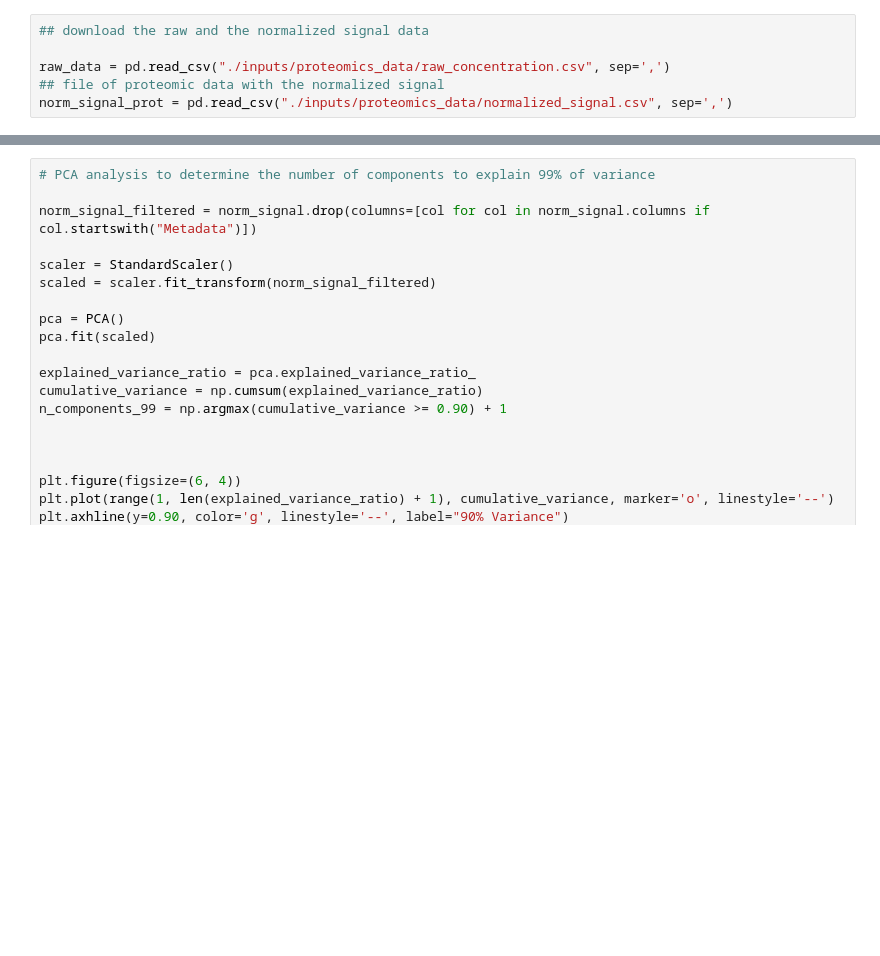
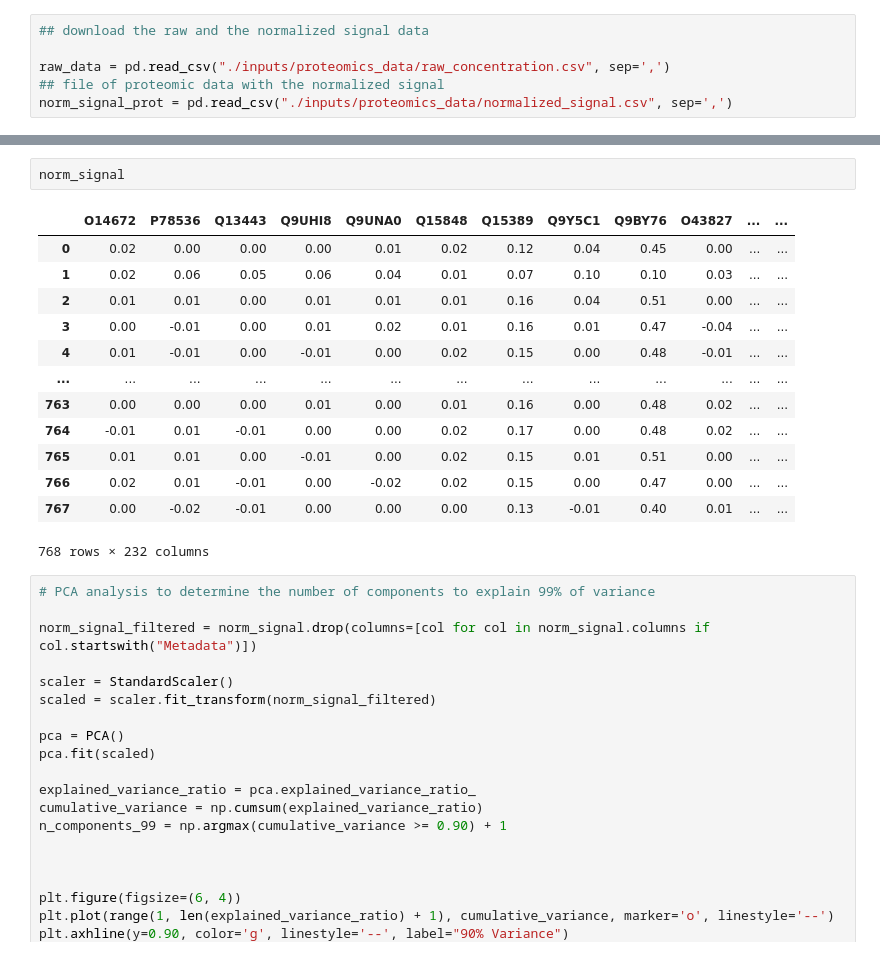
Before and after one commit to broadinstitute/2025_Grigoryan_Proteomics, a Jupyter notebook: 00.exploratory_analysis/first_analysis.ipynb, the cells around one changed output, grey strips where cells are left out. Cells and saved outputs as stored; diff of their text form; blank space fills up the shorter version.

```diff
--- a/00.exploratory_analysis/first_analysis.ipynb
+++ b/00.exploratory_analysis/first_analysis.ipynb
@@ -23,3 +38,19 @@ norm_signal= pd.read_csv("./outputs/norm_signal_filtered.csv", sep=',')
+# %%
+norm_signal
+# %% [output]
+|  | O14672 | P78536 | Q13443 | Q9UHI8 | Q9UNA0 | Q15848 | Q15389 | Q9Y5C1 | Q9BY76 | O43827 | ... | ... |
+| 0 | 0.02 | 0.00 | 0.00 | 0.00 | 0.01 | 0.02 | 0.12 | 0.04 | 0.45 | 0.00 | ... | ... |
+| 1 | 0.02 | 0.06 | 0.05 | 0.06 | 0.04 | 0.01 | 0.07 | 0.10 | 0.10 | 0.03 | ... | ... |
+| 2 | 0.01 | 0.01 | 0.00 | 0.01 | 0.01 | 0.01 | 0.16 | 0.04 | 0.51 | 0.00 | ... | ... |
+| 3 | 0.00 | -0.01 | 0.00 | 0.01 | 0.02 | 0.01 | 0.16 | 0.01 | 0.47 | -0.04 | ... | ... |
+| 4 | 0.01 | -0.01 | 0.00 | -0.01 | 0.00 | 0.02 | 0.15 | 0.00 | 0.48 | -0.01 | ... | ... |
+| ... | ... | ... | ... | ... | ... | ... | ... | ... | ... | ... | ... | ... |
+| 763 | 0.00 | 0.00 | 0.00 | 0.01 | 0.00 | 0.01 | 0.16 | 0.00 | 0.48 | 0.02 | ... | ... |
+| 764 | -0.01 | 0.01 | -0.01 | 0.00 | 0.00 | 0.02 | 0.17 | 0.00 | 0.48 | 0.02 | ... | ... |
+| 765 | 0.01 | 0.01 | 0.00 | -0.01 | 0.00 | 0.02 | 0.15 | 0.01 | 0.51 | 0.00 | ... | ... |
+| 766 | 0.02 | 0.01 | -0.01 | 0.00 | -0.02 | 0.02 | 0.15 | 0.00 | 0.47 | 0.00 | ... | ... |
+| 767 | 0.00 | -0.02 | -0.01 | 0.00 | 0.00 | 0.00 | 0.13 | -0.01 | 0.40 | 0.01 | ... | ... |
+768 rows × 232 columns
 # %%
 # PCA analysis to determine the number of components to explain 99% of variance
 
```
Also changed, not shown: parts of 2 cells of this notebook.
